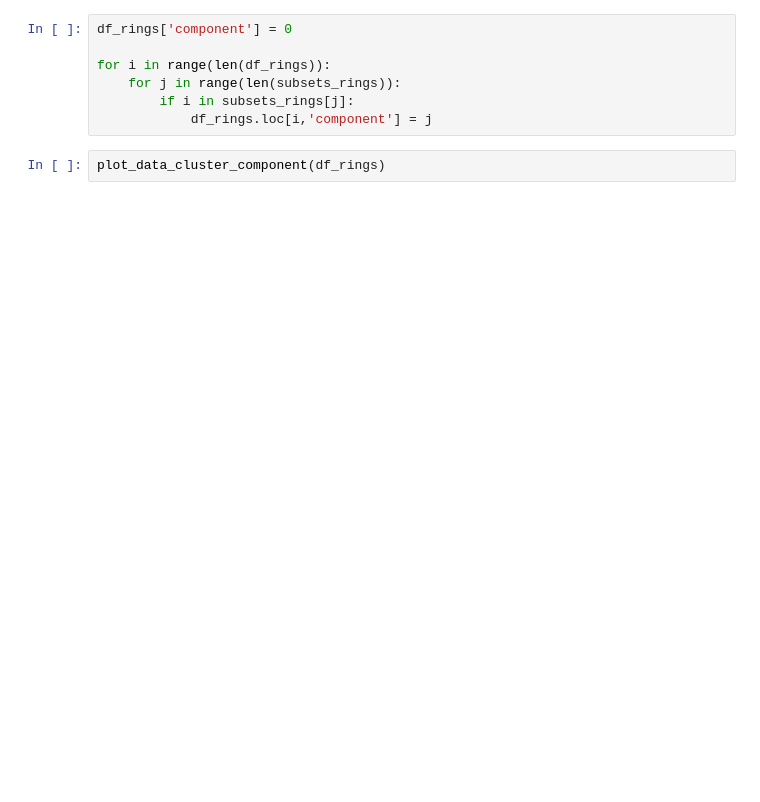
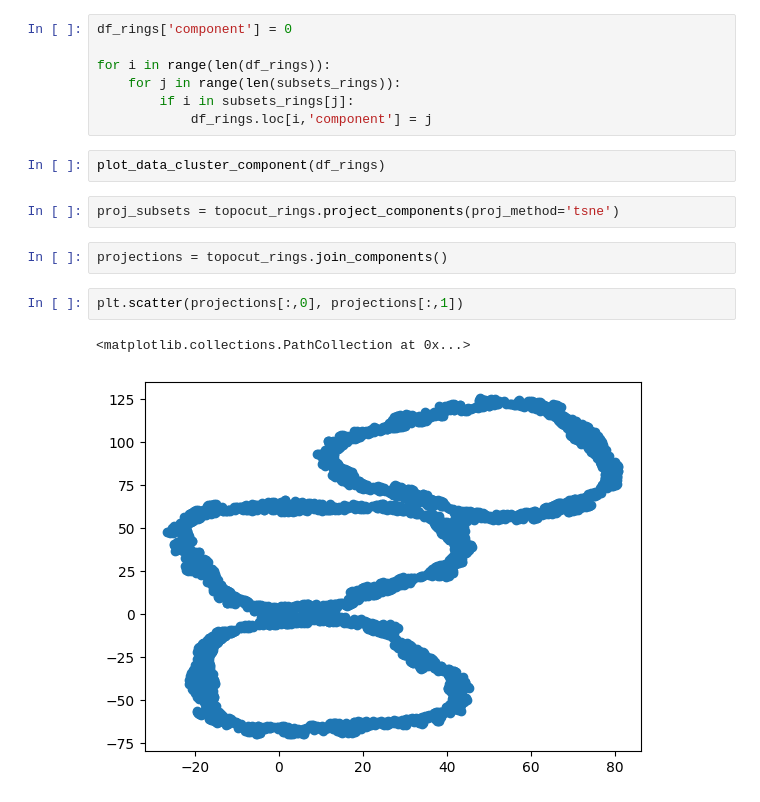
Before and after one commit to viguardieiro/TopoMap, a Jupyter notebook: Example-TopoMapCut.ipynb, the cells around one changed output. Cells and saved outputs as stored; diff of their text form; blank space fills up the shorter version.

Commit message:
Add proj and join_components functions to TopoMapCut + run_iter function for debug

```diff
--- a/Example-TopoMapCut.ipynb
+++ b/Example-TopoMapCut.ipynb
@@ -82,3 +86,12 @@ for i in range(len(df_rings)):
             df_rings.loc[i,'component'] = j
 # %%
 plot_data_cluster_component(df_rings)
+# %%
+proj_subsets = topocut_rings.project_components(proj_method='tsne')
+# %%
+projections = topocut_rings.join_components()
+# %%
+plt.scatter(projections[:,0], projections[:,1])
+# %% [output]
+<matplotlib.collections.PathCollection at 0x...>
+[figure, added]
```
Also changed, not shown: parts of 3 cells of this notebook, 1 other file.
